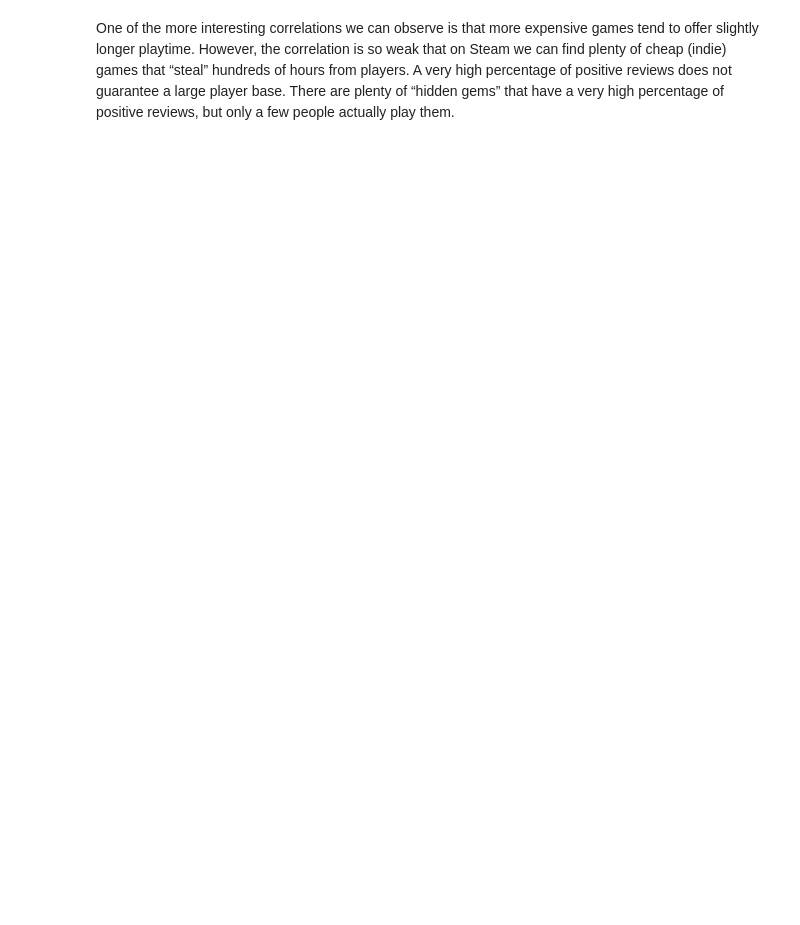
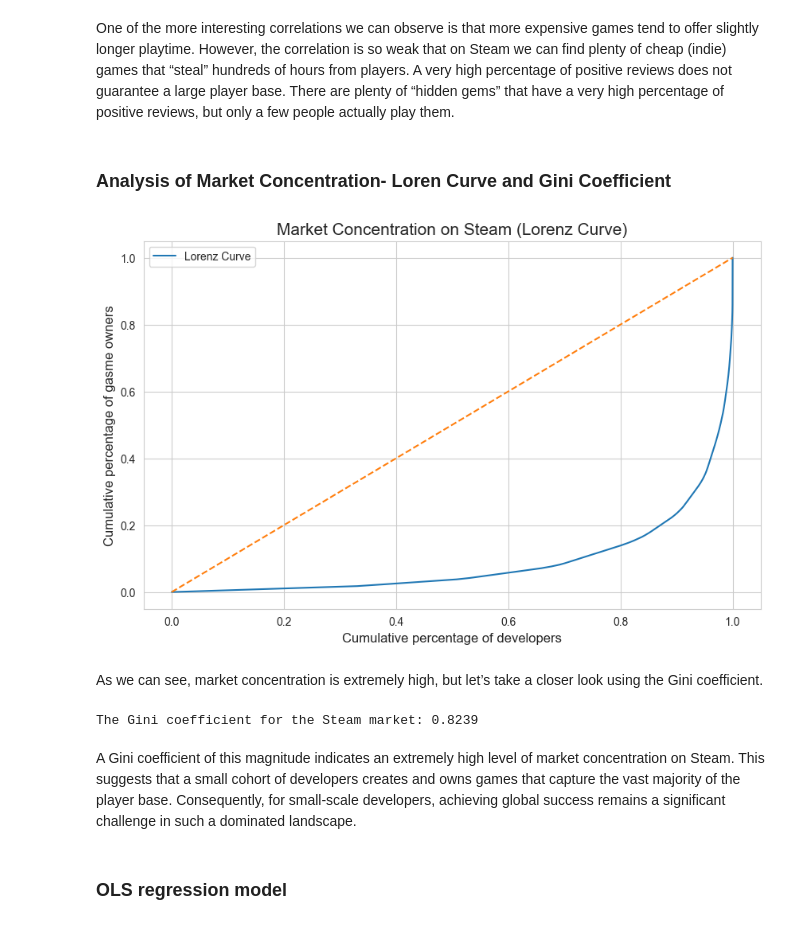
Before and after one commit to Pater-Ek/Steam-Database-Data-Analysis, a Jupyter notebook: Steam_Data_Analysis_Adrian_Paterek.ipynb, the cells around one changed output. Cells and saved outputs as stored; diff of their text form; code cells hidden in the pictures; blank space fills up the shorter version.

```diff
--- a/Steam_Data_Analysis_Adrian_Paterek.ipynb
+++ b/Steam_Data_Analysis_Adrian_Paterek.ipynb
@@ -245,2 +246,38 @@ sns.heatmap(df.corr(numeric_only=True), annot=True, cmap='coolwarm')
 # %% [markdown]
 One of the more interesting correlations we can observe is that more expensive games tend to offer slightly longer playtime. However, the correlation is so weak that on Steam we can find plenty of cheap (indie) games that “steal” hundreds of hours from players. A very high percentage of positive reviews does not guarantee a large player base. There are plenty of “hidden gems” that have a very high percentage of positive reviews, but only a few people actually play them.
+# %% [markdown]
+### Analysis of Market Concentration- Loren Curve and Gini Coefficient
+# %%
+devs_sum = df.groupby('main_developer')['owners'].sum().sort_values().values
+cum_owners = np.cumsum(devs_sum) / np.sum(devs_sum)
+cum_devs = np.arange(1, len(devs_sum) + 1) / len(devs_sum)
+
+plt.figure(figsize=(10, 6))
+plt.plot(cum_devs, cum_owners, label = 'Lorenz Curve')
+plt.plot([0, 1], [0, 1], linestyle = '--')
+plt.title('Market Concentration on Steam (Lorenz Curve)', fontsize=15)
+plt.xlabel('Cumulative percentage of developers', fontsize=12)
+plt.ylabel('Cumulative percentage of gasme owners', fontsize=12)
+plt.legend()
+plt.grid(True)
+plt.show()
+# %% [output]
+[figure, added]
+# %% [markdown]
+As we can see, market concentration is extremely high, but let’s take a closer look using the Gini coefficient.
+# %%
+def gini_coefficient(x):
+    """Calculates the Gini coefficient for an array of x values."""
+    x = np.sort(x)
+    n = len(x)
+    index = np.arange(1, n + 1)
+
+    return (np.sum((2 * index - n - 1) * x)) / (n * np.sum(x))
+
+print(f"The Gini coefficient for the Steam market: {gini_coefficient(devs_sum):.4f}")
+# %% [output]
+The Gini coefficient for the Steam market: 0.8239
+# %% [markdown]
+A Gini coefficient of this magnitude indicates an extremely high level of market concentration on Steam. This suggests that a small cohort of developers creates and owns games that capture the vast majority of the player base. Consequently, for small-scale developers, achieving global success remains a significant challenge in such a dominated landscape.
+# %% [markdown]
+### OLS regression model
```
Also changed, not shown: parts of 4 cells of this notebook.
